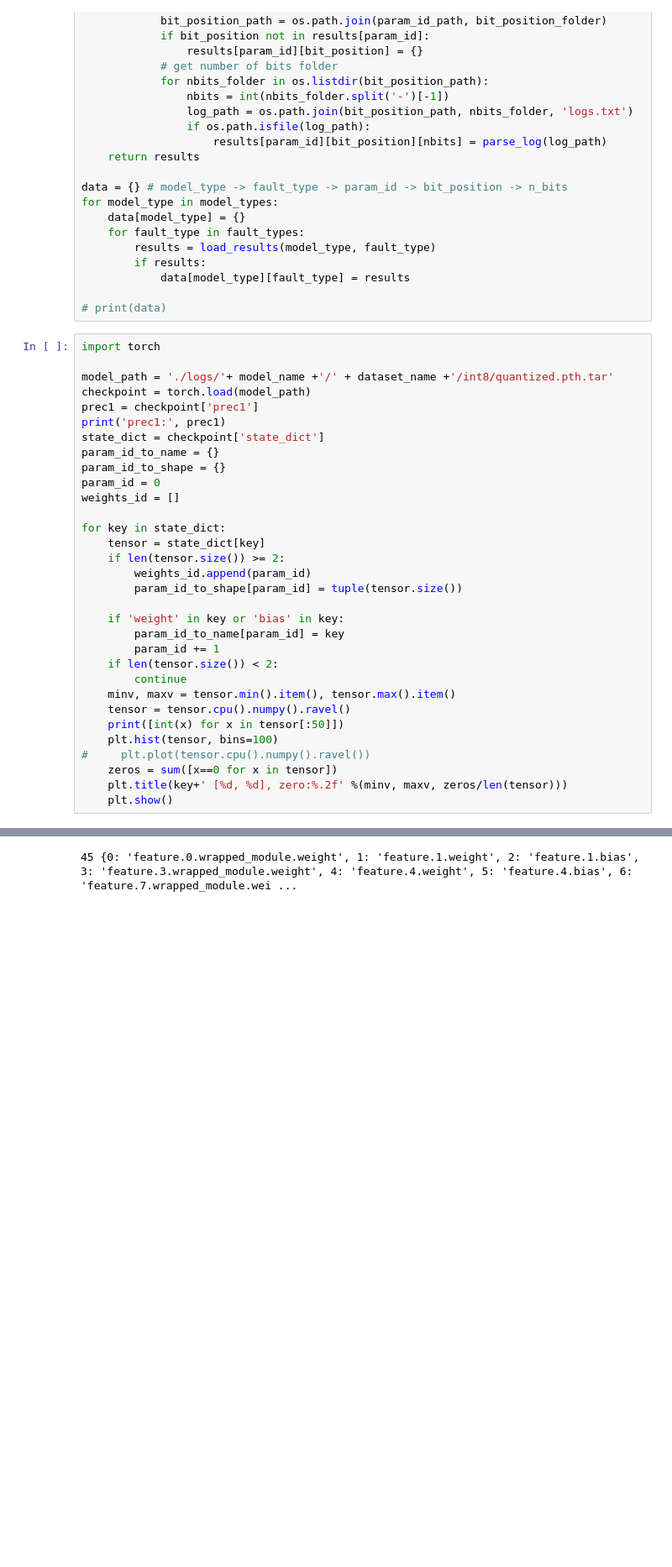
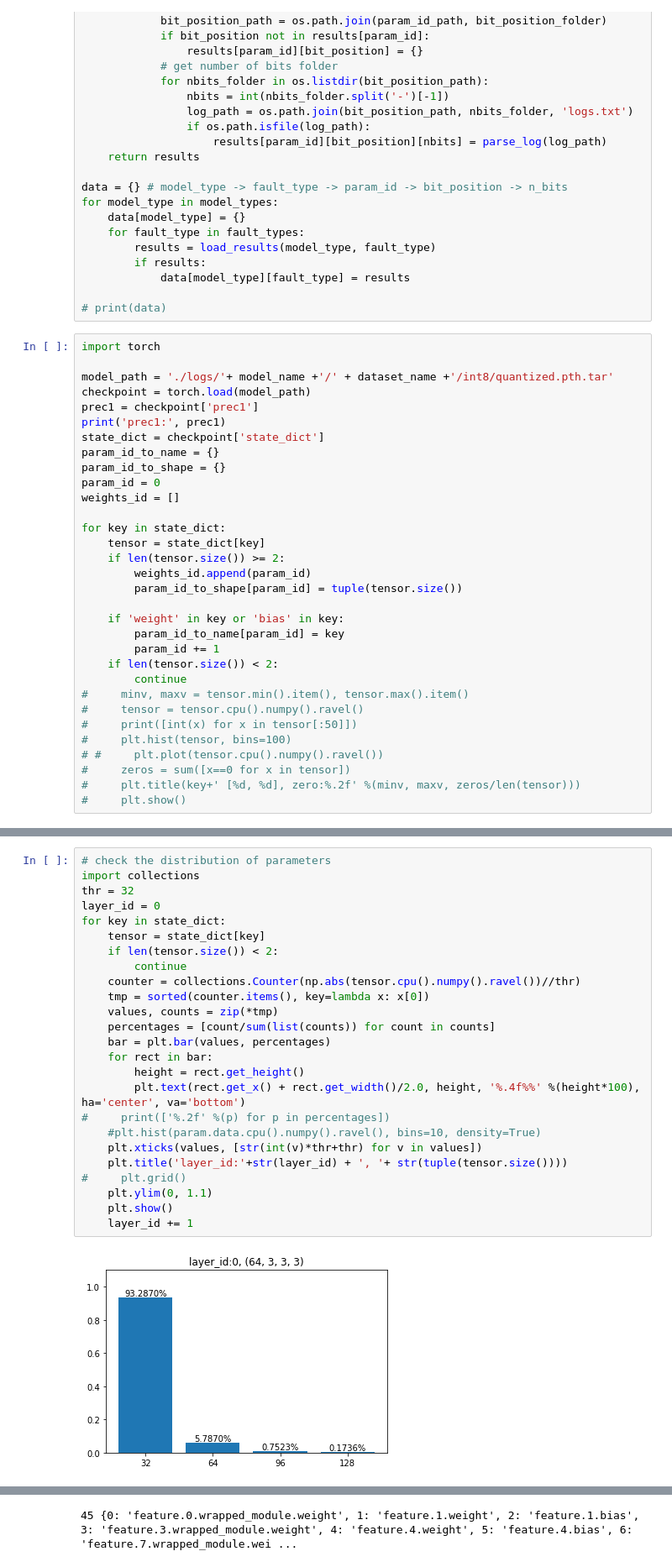
Before and after one commit to guanh01/rethinking-network-pruning, a Jupyter notebook: cifar/l1-norm-pruning/vgg16_int8_layer.ipynb, the cells around one changed output, grey strips where cells are left out. Shown at 84% size. Saved outputs shown, nothing was run; the diff lists cells and outputs as text; blank space fills up the shorter version.

```diff
--- a/cifar/l1-norm-pruning/vgg16_int8_layer.ipynb
+++ b/cifar/l1-norm-pruning/vgg16_int8_layer.ipynb
@@ -122,13 +122,13 @@ for key in state_dict:
         param_id += 1
     if len(tensor.size()) < 2:
         continue
-    minv, maxv = tensor.min().item(), tensor.max().item()
-    tensor = tensor.cpu().numpy().ravel()
-    print([int(x) for x in tensor[:50]])
-    plt.hist(tensor, bins=100)
-#     plt.plot(tensor.cpu().numpy().ravel())
-    zeros = sum([x==0 for x in tensor])
-    plt.title(key+' [%d, %d], zero:%.2f' %(minv, maxv, zeros/len(tensor)))
-    plt.show()
+#     minv, maxv = tensor.min().item(), tensor.max().item()
+#     tensor = tensor.cpu().numpy().ravel()
+#     print([int(x) for x in tensor[:50]])
+#     plt.hist(tensor, bins=100)
+# #     plt.plot(tensor.cpu().numpy().ravel())
+#     zeros = sum([x==0 for x in tensor])
+#     plt.title(key+' [%d, %d], zero:%.2f' %(minv, maxv, zeros/len(tensor)))
+#     plt.show()
 # %% [output]
 prec1: 0.9375
@@ -149,0 +135,27 @@ print(len(param_id_to_name), param_id_to_name)
+# %%
+# check the distribution of parameters
+import collections
+thr = 32
+layer_id = 0
+for key in state_dict:
+    tensor = state_dict[key]
+    if len(tensor.size()) < 2:
+        continue
+    counter = collections.Counter(np.abs(tensor.cpu().numpy().ravel())//thr)
+    tmp = sorted(counter.items(), key=lambda x: x[0])
+    values, counts = zip(*tmp)
+    percentages = [count/sum(list(counts)) for count in counts]
+    bar = plt.bar(values, percentages)
+    for rect in bar:
+        height = rect.get_height()
+        plt.text(rect.get_x() + rect.get_width()/2.0, height, '%.4f%%' %(height*100), ha='center', va='bottom')
+#     print(['%.2f' %(p) for p in percentages])
+    #plt.hist(param.data.cpu().numpy().ravel(), bins=10, density=True)
+    plt.xticks(values, [str(int(v)*thr+thr) for v in values])
+    plt.title('layer_id:'+str(layer_id) + ', '+ str(tuple(tensor.size())))
+#     plt.grid()
+    plt.ylim(0, 1.1)
+    plt.show()
+    layer_id += 1
+# %% [output]
+[figure, added]
```
Also changed, not shown: parts of 5 cells of this notebook, 26 other files.
